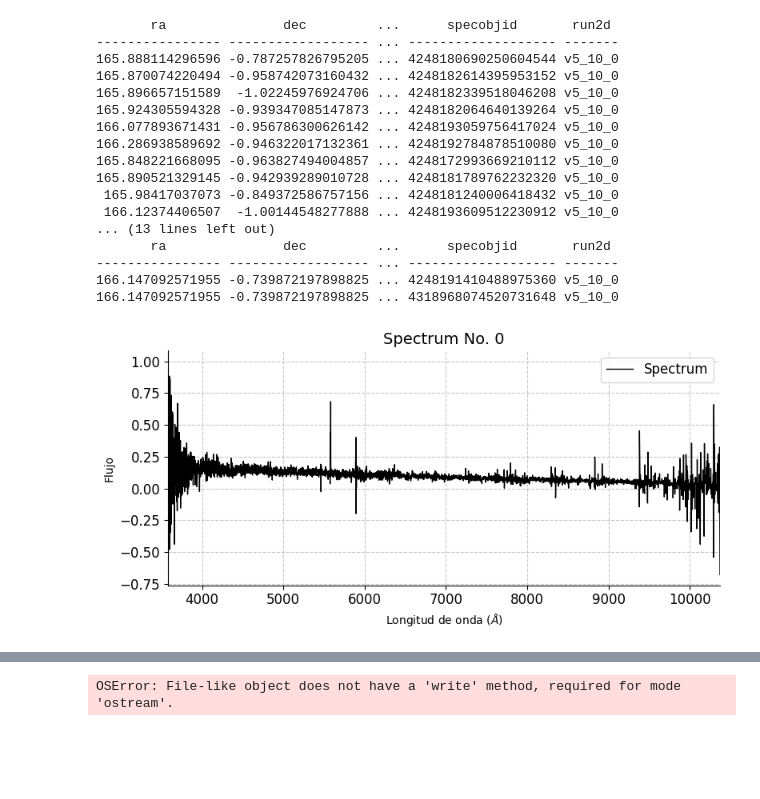
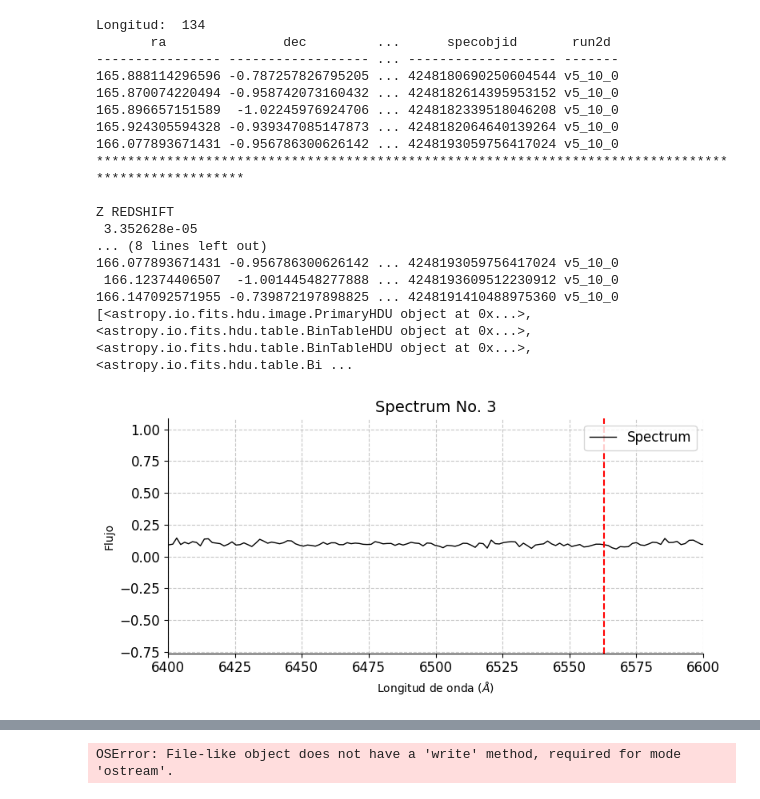
Before and after one commit to mapsm12/GETspectrum, a Jupyter notebook: sdssSpectrum.ipynb, the cells around one changed output, grey strips where cells are left out. Saved outputs shown, nothing was run; the diff lists cells and outputs as text; code cells hidden in the pictures; blank space fills up the shorter version.

```diff
--- a/sdssSpectrum.ipynb
+++ b/sdssSpectrum.ipynb
@@ -6,6 +6,29 @@ from astropy import coordinates as coords
 import astropy.units as u
 import h5py
 
+
+# Definir función gaussiana para el ajuste
+def gaussian(x, A, mu, sigma):
+    return A * np.exp(-(x - mu)**2 / (2 * sigma**2))
+
+# Función para medir la velocidad radial
+def medir_velocidad_radial(wavelength, flux, lambda_conocida):
+    # Ajustar la línea de Hα utilizando la función gaussiana
+    popt, _ = curve_fit(gaussian, wavelength, flux, p0=[np.max(flux), lambda_conocida, 2.0])
+
+    # Obtener la posición del pico ajustado de la línea Hα
+    lambda_observada = popt[1]
+
+    # Calcular el corrimiento al rojo o al azul
+    corrimiento = (lambda_observada - lambda_conocida) / lambda_conocida
+
+    # Velocidad de la luz en km/s
+    c_km_s = 3e5
+
+    # Calcular la velocidad radial en km/s
+    velocidad_radial = corrimiento * c_km_s
+
+    return velocidad_radial
 
 def normalize_spectrum(flux):
     # Normalize the flux by dividing by the maximum value
@@ -18,6 +41,7 @@ def plot_spectra(wavelength, flux, spectrum_info=''):
     fig, ax = plt.subplots(figsize=(8, 4))
     ax.plot(wavelength, flux, '-k', lw=1)
     ax.set_xlim(np.min(wavelength), np.max(wavelength))
+    ax.set_xlim(6400, 6600)
     ax.set_xlabel(r'Longitud de onda $(\AA)$')
     ax.set_ylabel(r'Flujo')
     ax.grid(True, linestyle='--', alpha=0.7)
@@ -29,6 +53,9 @@ def plot_spectra(wavelength, flux, spectrum_info=''):
     ax.spines['right'].set_visible(False)
     ax.legend(["Spectrum"], loc='upper right', fontsize=12)
 
+    # Add vertical line at 6563 Å
+    ax.axvline(x=6563, color='red', linestyle='--', label='Hα line')
+
     plt.tight_layout()
     plt.show()
 
@@ -37,7 +64,8 @@ def descargaxId(ra, dec, radius=10):
     pos = coords.SkyCoord(ra*u.deg, dec*u.deg, frame='icrs')
     # Buscar el espectro utilizando astroquery
     xid = SDSS.query_region(pos, spectro=True, radius=radius*u.arcsec)
-    print(xid)
+    print("Longitud: ",len(xid))
+    print(xid[:5])
     return xid
 
 def descargar_y_visualizar_espectro(ra, dec, radius=10, n_spec=0, save_to_file=None):
@@ -45,18 +73,27 @@ def descargar_y_visualizar_espectro(ra, dec, radius=10, n_spec=0, save_to_file=N
     pos = coords.SkyCoord(ra*u.deg, dec*u.deg, frame='icrs')
     # Buscar el espectro utilizando astroquery
     xid = SDSS.query_region(pos, spectro=True, radius=radius*u.arcsec)
-    xid=xid[xid["objid"]==1237674649385763233]
-    print(xid)
+    xid=xid[xid["z"]<0.01]
+    redshiftZ= xid[n_spec]["z"]
+    redshiftZObservado=6563*(1+redshiftZ)
+    print("*"*100)
+    print("\nZ REDSHIFT\n", xid[n_spec]["z"])
+    print("Descargado\n")
+    print("*"*100)
+    print("redshift observado para H alfa:", redshiftZObservado)
+    print("*"*100)
+    print(xid[:4])
     # Descargar el espectro
     if xid is not None and len(xid) > 0:
         j_spectra = SDSS.get_spectra(matches=xid)
-
+        print(j_spectra[nspec])
         # Check if there are enough spectra available
         if len(j_spectra) > n_spec:
             spectrum = j_spectra[n_spec]
             flux = spectrum[1].data['flux']
             flux = normalize_spectrum(flux)
             wavelength = 10 ** spectrum[1].data['loglam']  # Convertir log(lambda) a lambda
+            ##############################################################################
 
             # Visualizar el espectro
             plot_spectra(wavelength, flux, spectrum_info=f"No. {n_spec}")
@@ -68,40 +105,40 @@ def descargar_y_visualizar_espectro(ra, dec, radius=10, n_spec=0, save_to_file=N
                     hf.create_dataset('flux', data=flux)
 
             return xid, j_spectra
         else:
             print(f"No hay suficientes espectros disponibles para el número especificado: {n_spec}")
             return None, None
     else:
         print("No se encontró un espectro para las coordenadas proporcionadas.")
         return None, None
 
 if __name__ == "__main__":
     # Coordenadas RA y Dec de la estrella (ejemplo)
     ra = 166.08171
     dec = -0.88486
 
     # Llamada a la función para descargar y visualizar el espectro
 
-nspec=0
+nspec=3
 radius=100
 xid = descargaxId(ra, dec, radius=1000)
 xidDescargado, j_spectra = descargar_y_visualizar_espectro(ra, dec, radius=1000, n_spec=nspec, save_to_file='spectrum_'+str(xid[nspec]["objid"])+'_RA'+str(ra)+'_DEC'+str(dec)+'_'+str(nspec)+'.hdf5')
 # %% [output]
+Longitud:  134
        ra               dec         ...      specobjid       run2d
 ---------------- ------------------ ... ------------------- -------
 165.888114296596 -0.787257826795205 ... 4248180690250604544 v5_10_0
 165.870074220494 -0.958742073160432 ... 4248182614395953152 v5_10_0
 165.896657151589  -1.02245976924706 ... 4248182339518046208 v5_10_0
 165.924305594328 -0.939347085147873 ... 4248182064640139264 v5_10_0
 166.077893671431 -0.956786300626142 ... 4248193059756417024 v5_10_0
-166.286938589692 -0.946322017132361 ... 4248192784878510080 v5_10_0
-165.848221668095 -0.963827494004857 ... 4248172993669210112 v5_10_0
-165.890521329145 -0.942939289010728 ... 4248181789762232320 v5_10_0
- 165.98417037073 -0.849372586757156 ... 4248181240006418432 v5_10_0
+****************************************************************************************************
+
+Z REDSHIFT
+ 3.352628e-05
+... (8 lines left out)
+166.077893671431 -0.956786300626142 ... 4248193059756417024 v5_10_0
  166.12374406507  -1.00144548277888 ... 4248193609512230912 v5_10_0
-... (13 lines left out)
-       ra               dec         ...      specobjid       run2d
----------------- ------------------ ... ------------------- -------
 166.147092571955 -0.739872197898825 ... 4248191410488975360 v5_10_0
-166.147092571955 -0.739872197898825 ... 4318968074520731648 v5_10_0
+[<astropy.io.fits.hdu.image.PrimaryHDU object at 0x...>, <astropy.io.fits.hdu.table.BinTableHDU object at 0x...>, <astropy.io.fits.hdu.table.BinTableHDU object at 0x...>, <astropy.io.fits.hdu.table.Bi ...
-[figure, old version]
+[figure, new version]
```
Also changed, not shown: parts of 7 cells of this notebook, 4 other files.
